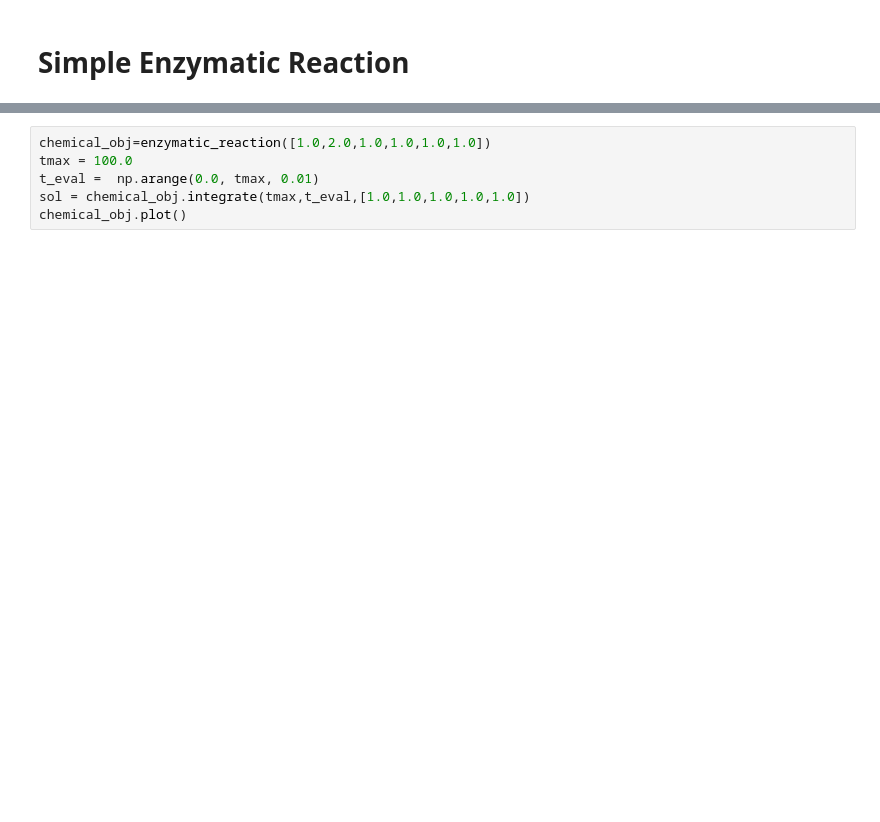
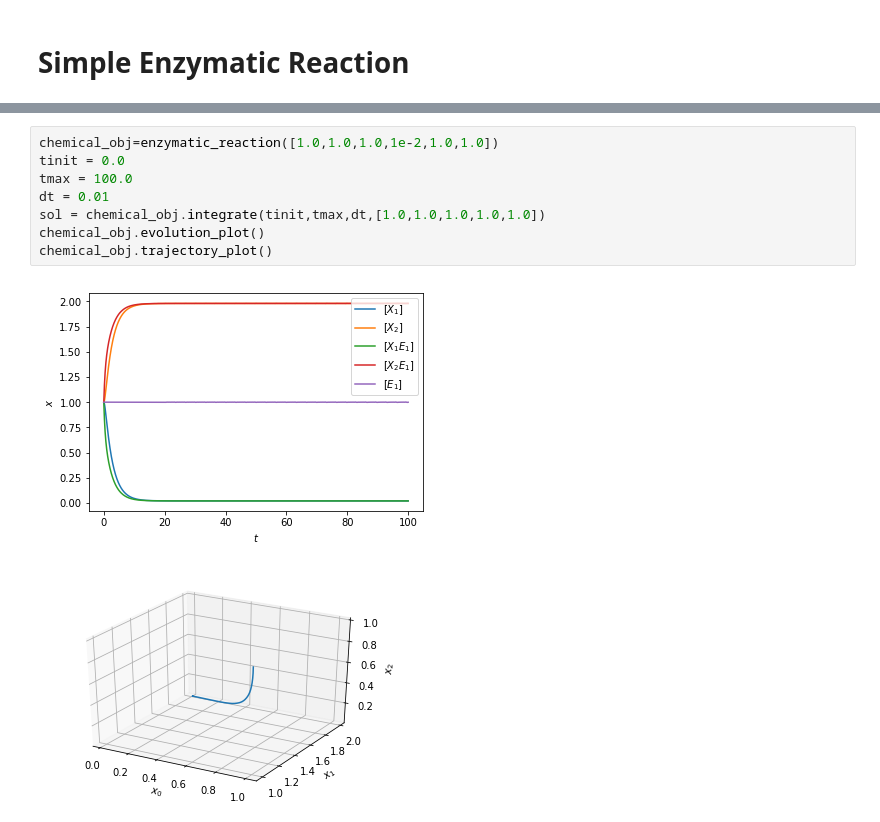
Before and after one commit to data-driven-dynamical-systems/Andre, a Jupyter notebook: dynamical_models.ipynb, the cells around one changed output, grey strips where cells are left out. Drawn from its saved outputs; the diff is of its cells as text; blank space fills up the shorter version.

```diff
--- a/dynamical_models.ipynb
+++ b/dynamical_models.ipynb
@@ -368,6 +330,11 @@ class enzymatic_reaction:
 # %%
-chemical_obj=enzymatic_reaction([1.0,2.0,1.0,1.0,1.0,1.0])
+chemical_obj=enzymatic_reaction([1.0,1.0,1.0,1e-2,1.0,1.0])
+tinit = 0.0
 tmax = 100.0
-t_eval =  np.arange(0.0, tmax, 0.01)
-sol = chemical_obj.integrate(tmax,t_eval,[1.0,1.0,1.0,1.0,1.0])
-chemical_obj.plot()
+dt = 0.01
+sol = chemical_obj.integrate(tinit,tmax,dt,[1.0,1.0,1.0,1.0,1.0])
+chemical_obj.evolution_plot()
+chemical_obj.trajectory_plot()
+# %% [output]
+[figure, added]
+[figure, added]
```
Also changed, not shown: parts of 11 cells of this notebook.
